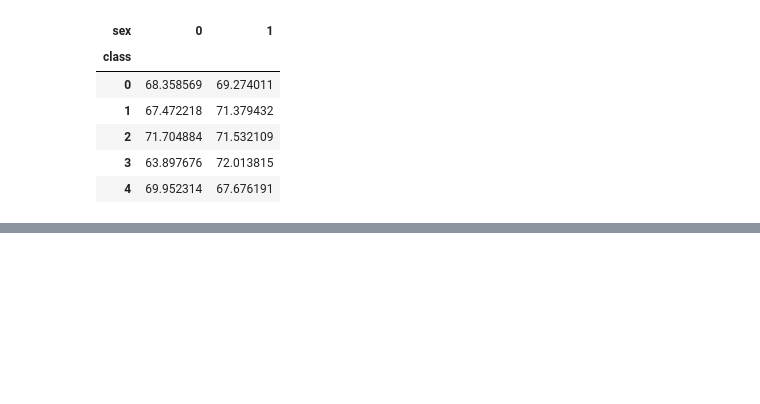
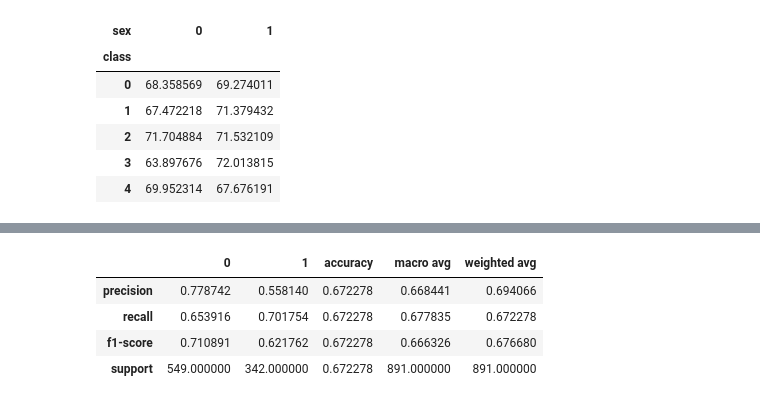
Before and after one commit to kawanodaiya/python, a Jupyter notebook: titanic.ipynb, the cells around one changed output, grey strips where cells are left out. Drawn from its saved outputs; the diff is of its cells as text; code cells hidden in the pictures; blank space fills up the shorter version.

```diff
--- a/titanic.ipynb
+++ b/titanic.ipynb
@@ -335,8 +335,8 @@ pd.DataFrame(model.feature_importances_, index = x_temp.columns)
 | Fare | 0.051457 |
 | male | 0.506316 |
 # %%
-df = pd.read_csv('ex4.csv')
-df.head(3)
+df4 = pd.read_csv('ex4.csv')
+df4.head(3)
 # %% [output]
 |  | class | dept_id | sex | score |
 | 0 | 3 | 0 | 1 | 60.170169 |
@@ -368,5 +368,9 @@ pd.pivot_table(df, index = 'class', columns = 'sex', values = 'score')
 | 3 | 63.897676 | 72.013815 |
 | 4 | 69.952314 | 67.676191 |
 # %%
-dummy = pd.get_dummies(df['dept_id'], drop_first = True)
-df
+x = df[['Pclass', 'Age']]
+t = df['Survived']
+# %%
+from sklearn import tree
+model = tree.DecisionTreeClassifier(max_depth = 2, random_state = 0)
+model.fit(x, t)
@@ -372,0 +379,7 @@ df
+# %%
+# 再現率と適合率を計算
+from sklearn.metrics import classification_report
+
+pred = model.predict(x)
+out_put = classification_report(y_pred = pred, y_true = t)
+print(out_put)
@@ -372,0 +395,9 @@ df
+# %%
+out_put = classification_report(y_pred = pred, y_true = t, output_dict = True)
+pd.DataFrame(out_put)
+# %% [output]
+|  | 0 | 1 | accuracy | macro avg | weighted avg |
+| precision | 0.778742 | 0.558140 | 0.672278 | 0.668441 | 0.694066 |
+| recall | 0.653916 | 0.701754 | 0.672278 | 0.677835 | 0.672278 |
+| f1-score | 0.710891 | 0.621762 | 0.672278 | 0.666326 | 0.676680 |
+| support | 549.000000 | 342.000000 | 0.672278 | 891.000000 | 891.000000 |
```
Also changed, not shown: parts of 4 cells of this notebook, 1 other file.
